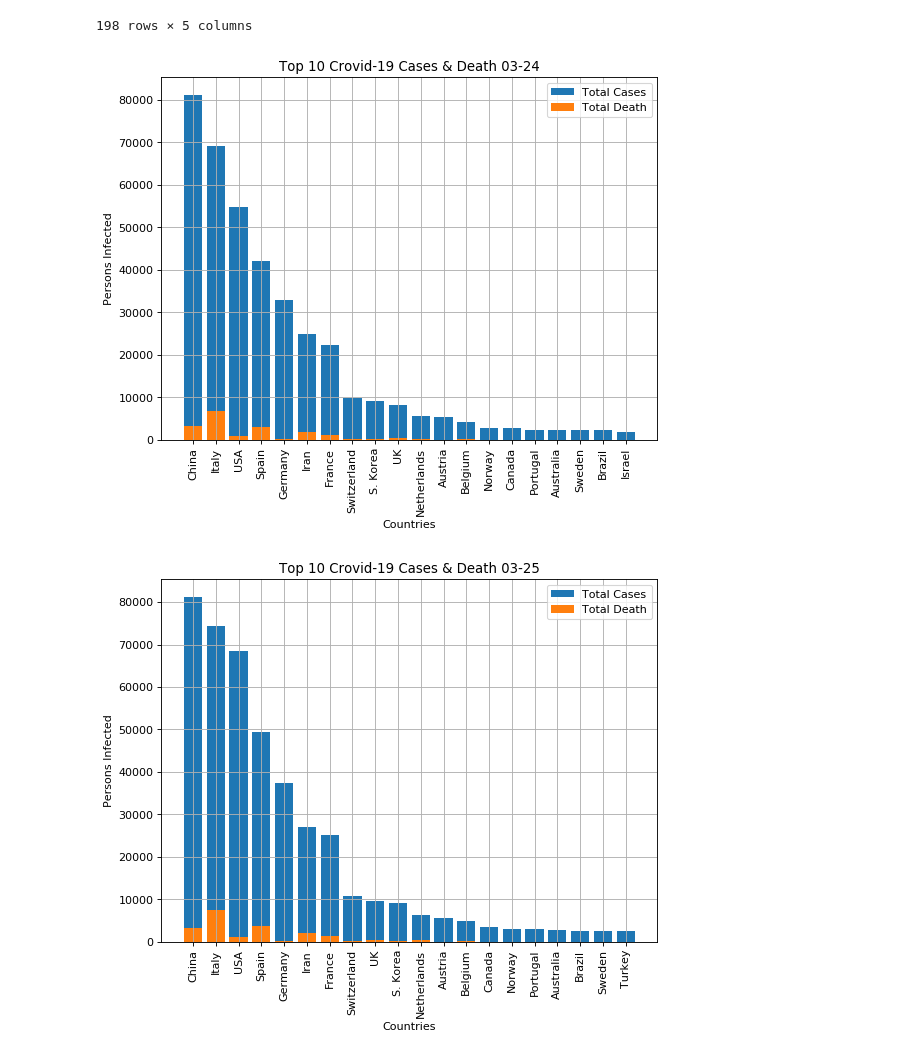
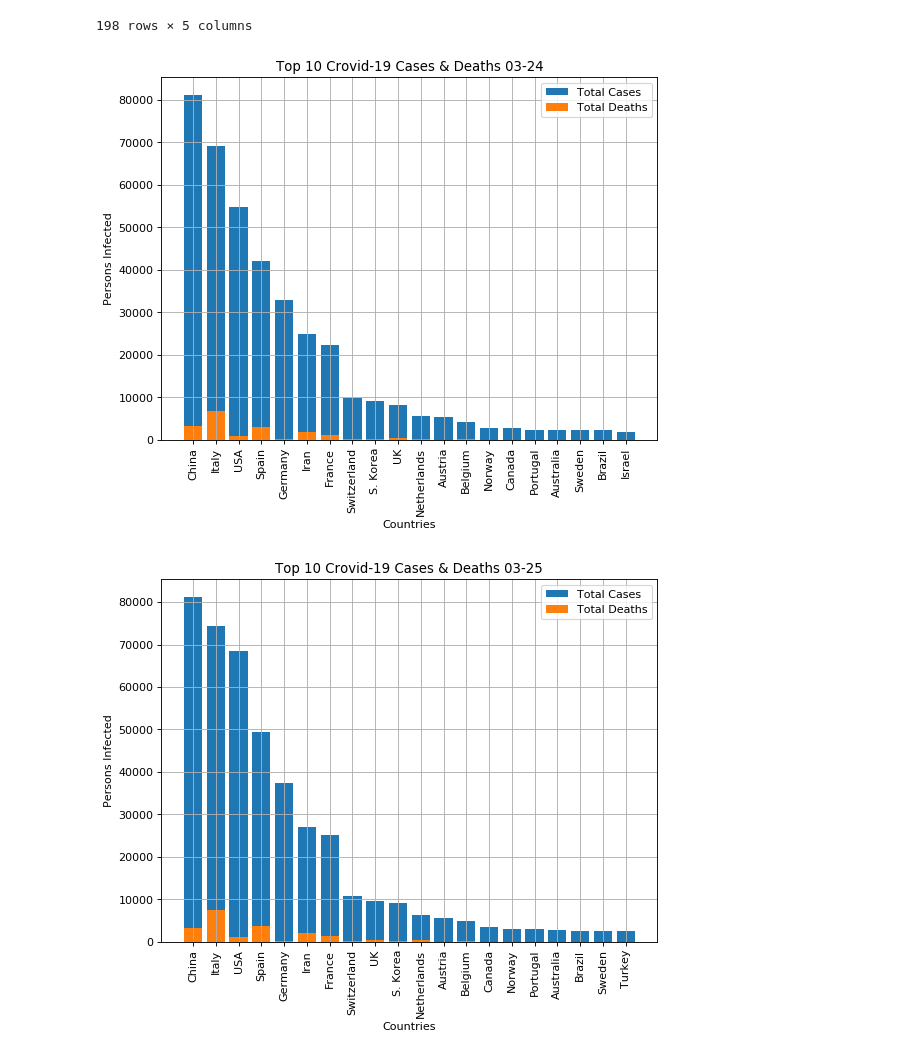
Before and after one commit to yordanisp/Pandas, a Jupyter notebook: Covid-19.ipynb, the cells around one changed output. Cells and saved outputs as stored; diff of their text form; code cells hidden in the pictures.

```diff
--- a/Covid-19.ipynb
+++ b/Covid-19.ipynb
@@ -62,11 +63,11 @@ cv.Total_Recov = pd.to_numeric(cv.Total_Recov) # Convert Columns to_numeric to p
 # %%
-cv.Active_Cases = pd.to_numeric(cv.Active_Cases) # Convert Columns to_numeric to plot
+cv24.Active_Cases = pd.to_numeric(cv24.Active_Cases) # Convert Columns to_numeric to plot
 # %%
-cv.Serious = pd.to_numeric(cv.Serious) # Convert Columns to_numeric to plot
+cv24.Serious = pd.to_numeric(cv24.Serious) # Convert Columns to_numeric to plot
 # %%
-cv.Tot_Cases_1M = pd.to_numeric(cv.Tot_Cases_1M) # Convert Columns to_numeric to plot
+cv24.Tot_Cases_1M = pd.to_numeric(cv24.Tot_Cases_1M) # Convert Columns to_numeric to plot
 # %%
-cv.Tot_Deaths_1M = pd.to_numeric(cv.Tot_Deaths_1M) # Convert Columns to_numeric to plot
+cv24.Tot_Deaths_1M = pd.to_numeric(cv24.Tot_Deaths_1M) # Convert Columns to_numeric to plot
 # %% [markdown]
 Statistics
 # %%
@@ -88,40 +89,40 @@ cv.groupby("Country")[['Total_Cases', 'Total_Death', 'Total_Recov', 'Active_Case
 # %%
 from matplotlib.pyplot import figure
 figure(num=None, figsize=(8, 6), dpi=80, facecolor='w', edgecolor='k')
 
-topc = cv.Country.head(20)
-toptc = cv.Total_Cases.head(20)
-toptd = cv.Total_Death.head(20)
+topc = cv24.Country.head(20)
+toptc = cv24.Total_Cases.head(20)
+toptd = cv24.Total_Death.head(20)
 
 plt.bar(topc, toptc, label='Total Cases')
-plt.bar(topc, toptd, label='Total Death')
+plt.bar(topc, toptd, label='Total Deaths')
 plt.xlabel('Countries')
 plt.ylabel('Persons Infected')
 plt.xticks(topc, rotation='vertical', size=10)
 plt.grid(True)
-plt.title('Top 10 Crovid-19 Cases & Death 03-24')
+plt.title('Top 10 Crovid-19 Cases & Deaths 03-24')
 plt.legend(loc="upper right")
 
 plt.show()
 # %% [output]
-[figure, old version]
+[figure, new version]
 # %%
 from matplotlib.pyplot import figure
 figure(num=None, figsize=(8, 6), dpi=80, facecolor='w', edgecolor='k')
 
-topc = cv2.Country.head(20)
-toptc = cv2.Total_Cases.head(20)
-toptd = cv2.Total_Death.head(20)
+topc = cv25.Country.head(20)
+toptc = cv25.Total_Cases.head(20)
+toptd = cv25.Total_Death.head(20)
 
 plt.bar(topc, toptc, label='Total Cases')
-plt.bar(topc, toptd, label='Total Death')
+plt.bar(topc, toptd, label='Total Deaths')
 plt.xlabel('Countries')
 plt.ylabel('Persons Infected')
 plt.xticks(topc, rotation='vertical', size=10)
 plt.grid(True)
-plt.title('Top 10 Crovid-19 Cases & Death 03-25')
+plt.title('Top 10 Crovid-19 Cases & Deaths 03-25')
 plt.legend(loc="upper right")
 
 plt.show()
 # %% [output]
-[figure, old version]
+[figure, new version]
```
Also changed, not shown: parts of 14 cells of this notebook, 5 other files.
